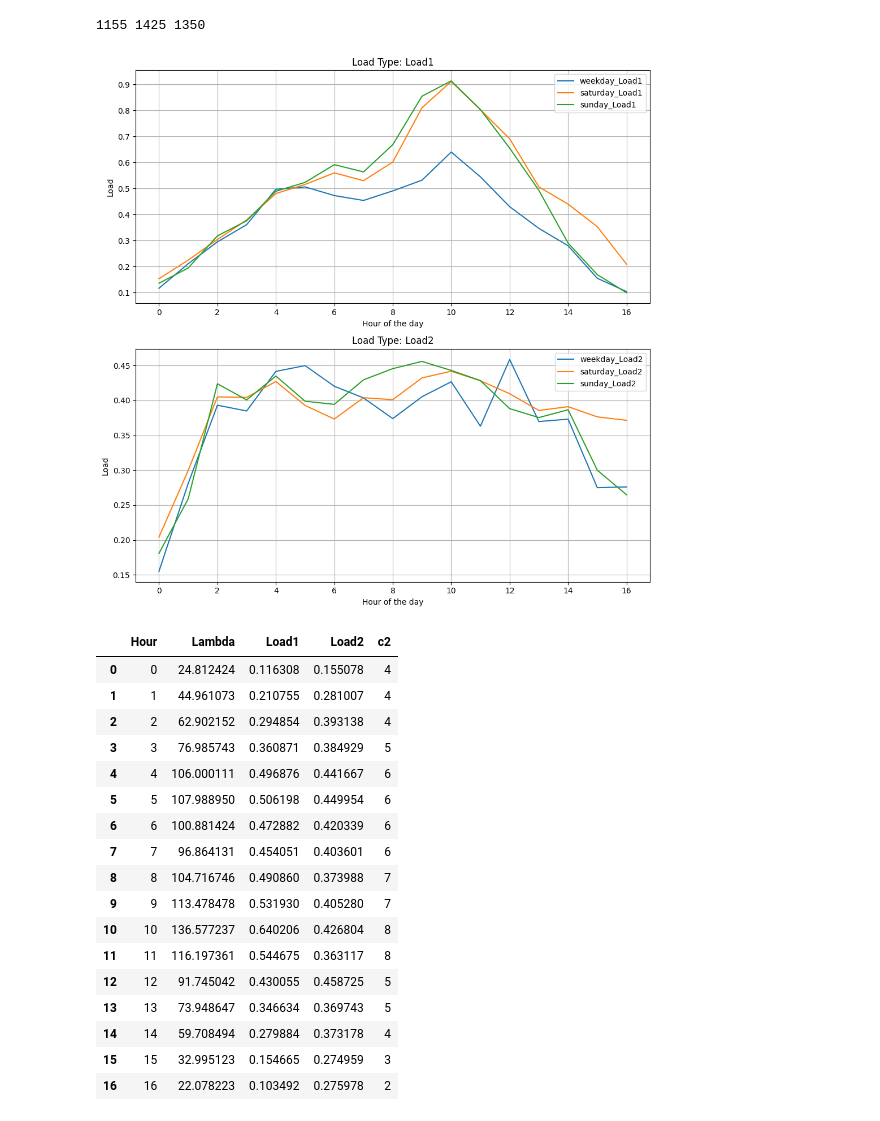
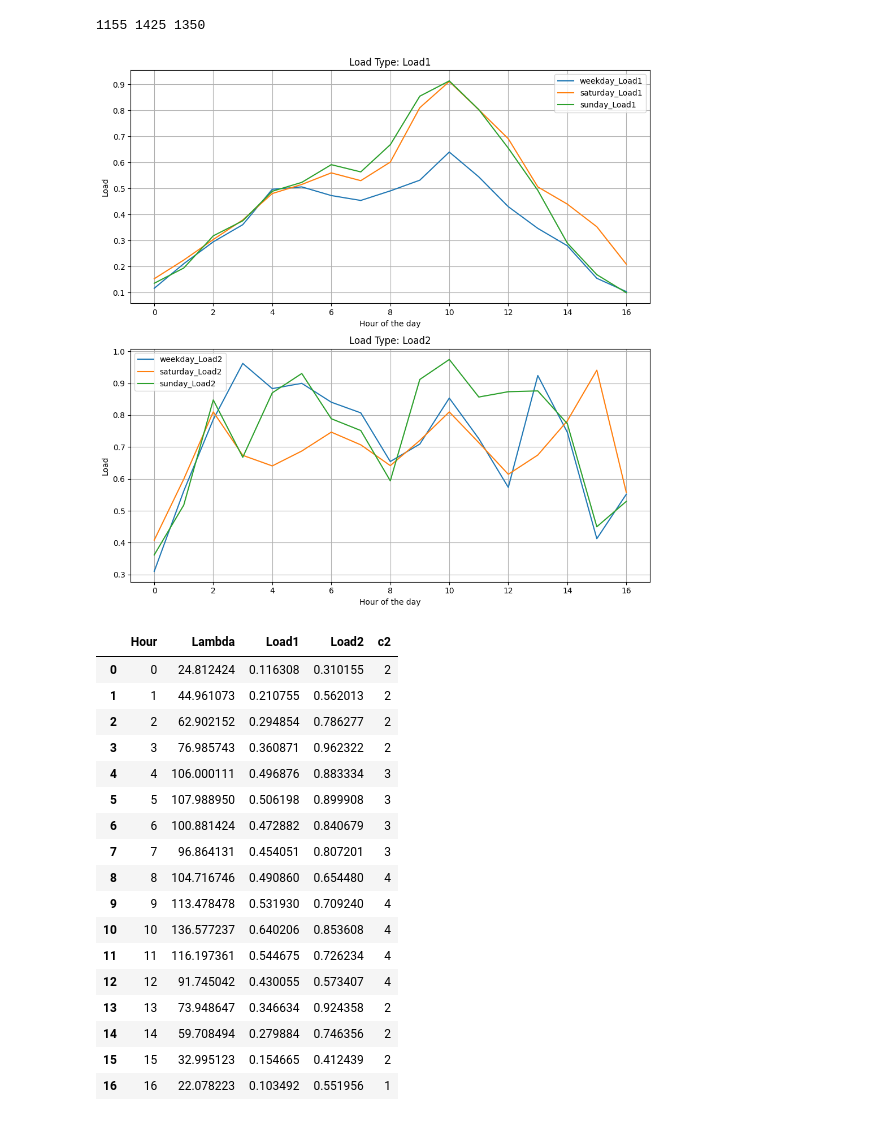
Before and after one commit to nandob7/ASM-Case2, a Jupyter notebook: case2.ipynb, the cells around one changed output. Saved outputs shown, nothing was run; the diff lists cells and outputs as text; code cells hidden in the pictures.

```diff
--- a/case2.ipynb
+++ b/case2.ipynb
@@ -536,9 +536,9 @@ cost = 15
 c1 = 8
 #load < 1
 c = {
-    "weekday": {0:4,1:4,2:4,3:5,4:6,5:6,6:6,7:6,8:7,9:7,10:8,11:8,12:5,13:5,14:4,15:3,16:2},
-    "saturday": {0:4,1:4,2:4,3:5,4:6,5:7,6:8,7:7,8:8,9:10,10:11,11:10,12:9,13:7,14:6,15:5,16:3},
-    "sunday": {0:4,1:4,2:4,3:5,4:6,5:7,6:8,7:7,8:8,9:10,10:11,11:10,12:9,13:7,14:4,15:3,16:2}
+    "weekday": {0:2,1:2,2:2,3:2,4:3,5:3,6:3,7:3,8:4,9:4,10:4,11:4,12:4,13:2,14:2,15:2,16:1},
+    "saturday": {0:2,1:2,2:2,3:3,4:4,5:4,6:4,7:4,8:5,9:6,10:6,11:6,12:6,13:4,14:3,15:2,16:2},
+    "sunday": {0:2,1:2,2:2,3:3,4:3,5:3,6:4,7:4,8:6,9:5,10:5,11:5,12:4,13:3,14:2,15:2,16:1}
 }
 
 # #load > 1
@@ -559,52 +559,52 @@ def calculate_c(c_dict, df_type, hour):
 for df_type, df in [("weekday", df_weekday), ("saturday", df_saturday), ("sunday", df_sunday)]:
     # Assuming your dataframe has a column named 'Hour' representing the hour of the day
     df["Load1"] = load(df, c1, ES1)
     df["Load2"] = df.apply(lambda row: load(row, calculate_c(c, df_type, row['Hour']), ES2), axis=1)
 
 # Convert 'c' dictionary to DataFrames and add 'c' as a column in each dataframe
 for df, c_value in zip([df_weekday, df_saturday, df_sunday], [c["weekday"], c["saturday"], c["sunday"]]):
     df['c2'] = df['Hour'].map(c_value)
 
 # Plotting 'Load' values for all three dataframes in a single figure
 fig, axes = plt.subplots(nrows=2, ncols=1, figsize=(10, 10))  # Create subplots for Load1 and Load2
 
 load_types = ['Load1', 'Load2']
 
 for i, load_type in enumerate(load_types):
     ax = axes[i]  # Select the current subplot
     for df_type, df in [("weekday", df_weekday), ("saturday", df_saturday), ("sunday", df_sunday)]:
         ax.plot(df['Hour'], df[load_type], label=f'{df_type}_{load_type}')  # Plot load_type against 'Hour' for each dataframe
 
     ax.set_xlabel('Hour of the day')
     ax.set_ylabel('Load')
     ax.set_title(f'Load Type: {load_type}')
     ax.legend()
     ax.grid(True)
 
 plt.tight_layout()  # Adjust subplot layout for better appearance
 plt.show()
 
 df_weekday
 # %% [output]
-[figure, old version]
+[figure, new version]
 |  | Hour | Lambda | Load1 | Load2 | c2 |
-| 0 | 0 | 24.812424 | 0.116308 | 0.155078 | 4 |
-| 1 | 1 | 44.961073 | 0.210755 | 0.281007 | 4 |
-| 2 | 2 | 62.902152 | 0.294854 | 0.393138 | 4 |
-| 3 | 3 | 76.985743 | 0.360871 | 0.384929 | 5 |
-| 4 | 4 | 106.000111 | 0.496876 | 0.441667 | 6 |
-| 5 | 5 | 107.988950 | 0.506198 | 0.449954 | 6 |
-| 6 | 6 | 100.881424 | 0.472882 | 0.420339 | 6 |
-| 7 | 7 | 96.864131 | 0.454051 | 0.403601 | 6 |
-| 8 | 8 | 104.716746 | 0.490860 | 0.373988 | 7 |
-| 9 | 9 | 113.478478 | 0.531930 | 0.405280 | 7 |
-| 10 | 10 | 136.577237 | 0.640206 | 0.426804 | 8 |
-| 11 | 11 | 116.197361 | 0.544675 | 0.363117 | 8 |
-| 12 | 12 | 91.745042 | 0.430055 | 0.458725 | 5 |
-| 13 | 13 | 73.948647 | 0.346634 | 0.369743 | 5 |
-| 14 | 14 | 59.708494 | 0.279884 | 0.373178 | 4 |
-| 15 | 15 | 32.995123 | 0.154665 | 0.274959 | 3 |
-| 16 | 16 | 22.078223 | 0.103492 | 0.275978 | 2 |
+| 0 | 0 | 24.812424 | 0.116308 | 0.310155 | 2 |
+| 1 | 1 | 44.961073 | 0.210755 | 0.562013 | 2 |
+| 2 | 2 | 62.902152 | 0.294854 | 0.786277 | 2 |
+| 3 | 3 | 76.985743 | 0.360871 | 0.962322 | 2 |
+| 4 | 4 | 106.000111 | 0.496876 | 0.883334 | 3 |
+| 5 | 5 | 107.988950 | 0.506198 | 0.899908 | 3 |
+| 6 | 6 | 100.881424 | 0.472882 | 0.840679 | 3 |
+| 7 | 7 | 96.864131 | 0.454051 | 0.807201 | 3 |
+| 8 | 8 | 104.716746 | 0.490860 | 0.654480 | 4 |
+| 9 | 9 | 113.478478 | 0.531930 | 0.709240 | 4 |
+| 10 | 10 | 136.577237 | 0.640206 | 0.853608 | 4 |
+| 11 | 11 | 116.197361 | 0.544675 | 0.726234 | 4 |
+| 12 | 12 | 91.745042 | 0.430055 | 0.573407 | 4 |
+| 13 | 13 | 73.948647 | 0.346634 | 0.924358 | 2 |
+| 14 | 14 | 59.708494 | 0.279884 | 0.746356 | 2 |
+| 15 | 15 | 32.995123 | 0.154665 | 0.412439 | 2 |
+| 16 | 16 | 22.078223 | 0.103492 | 0.551956 | 1 |
 # %%
 def waiting_times(df):
     EW = []
```
Also changed, not shown: parts of 1 cell of this notebook, 2 other files.
